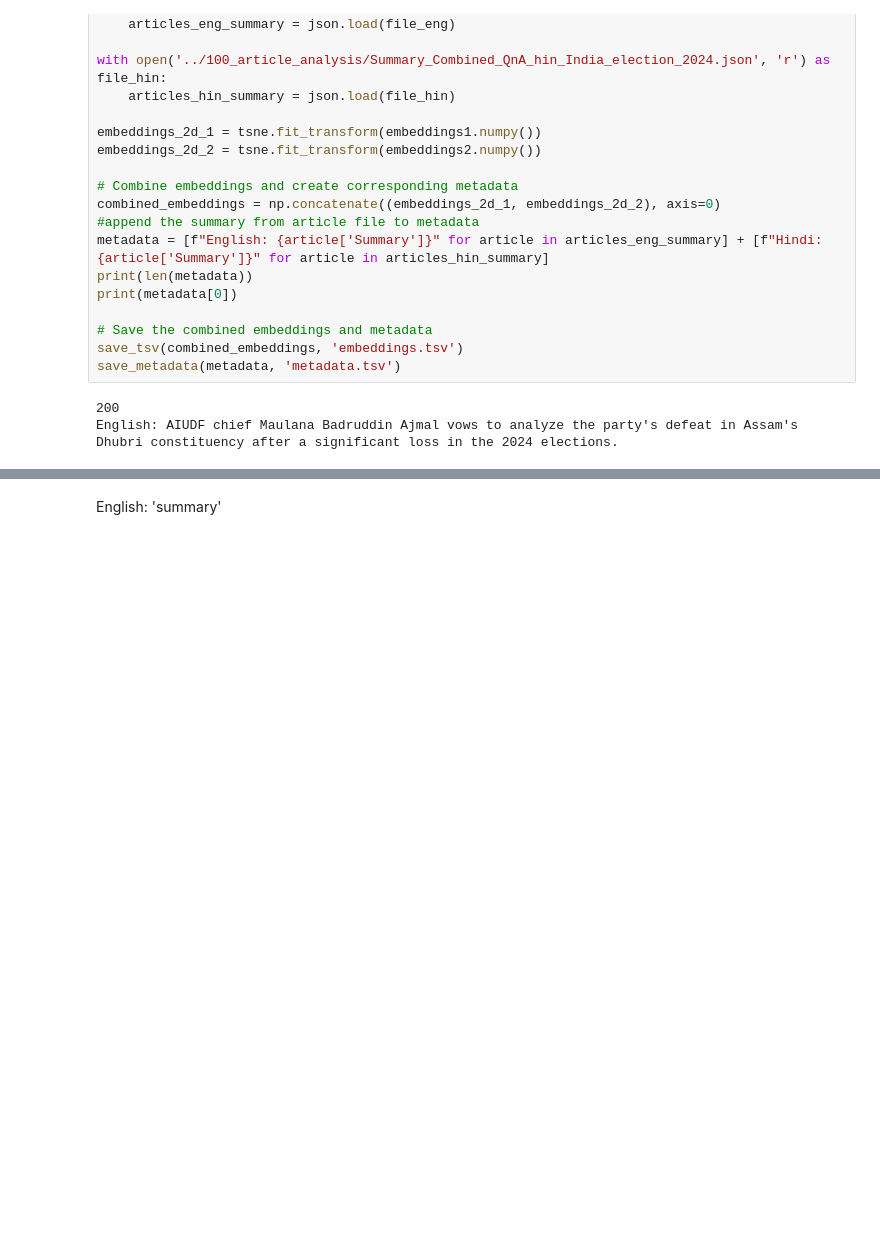
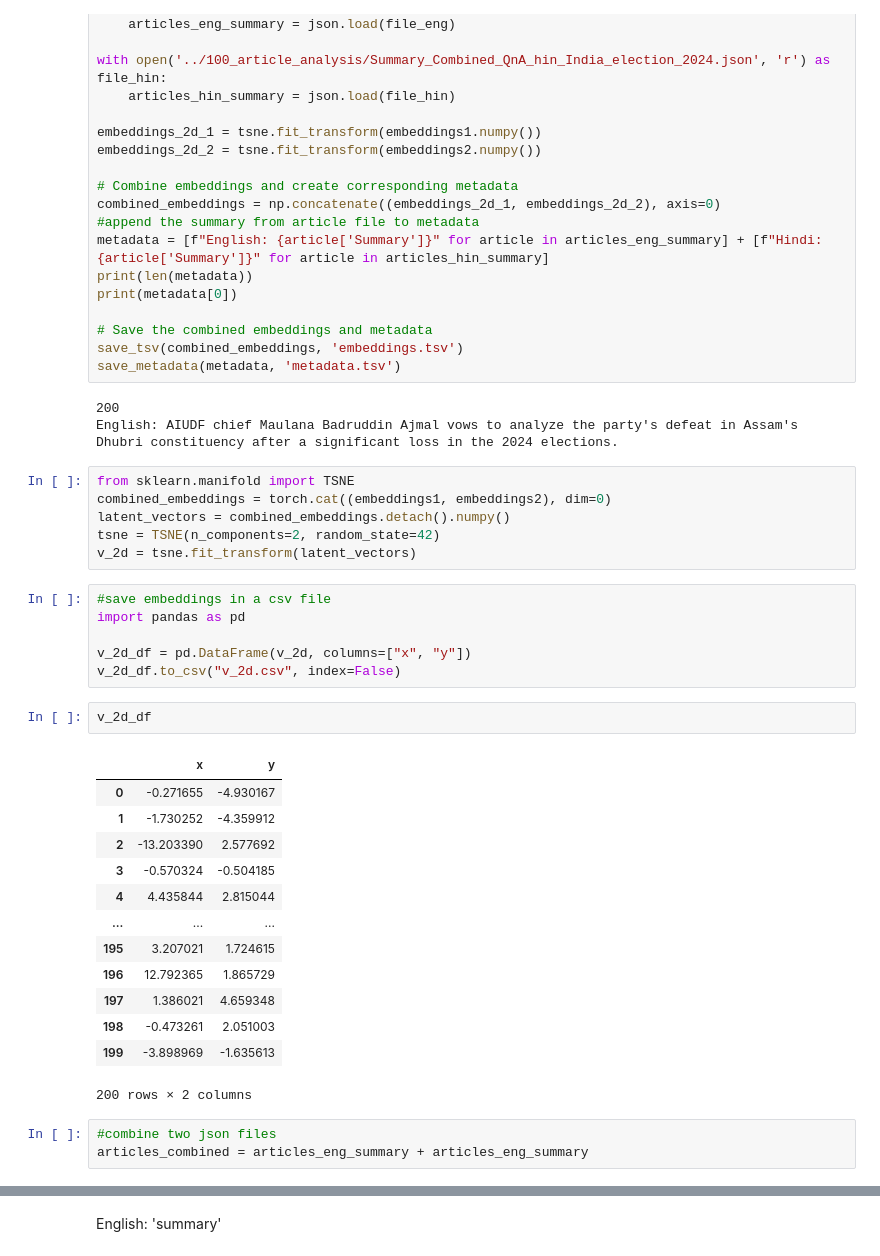
Before and after one commit to ritu1412/news_analysis, a Jupyter notebook: factor_model/factor_model.ipynb, the cells around one changed output, grey strips where cells are left out. Cells and saved outputs as stored; diff of their text form; blank space fills up the shorter version.

```diff
--- a/factor_model/factor_model.ipynb
+++ b/factor_model/factor_model.ipynb
@@ -321,3 +313,34 @@ save_metadata(metadata, 'metadata.tsv')
 # %% [output]
 200
 English: AIUDF chief Maulana Badruddin Ajmal vows to analyze the party's defeat in Assam's Dhubri constituency after a significant loss in the 2024 elections.
+# %%
+from sklearn.manifold import TSNE
+combined_embeddings = torch.cat((embeddings1, embeddings2), dim=0)
+latent_vectors = combined_embeddings.detach().numpy()
+tsne = TSNE(n_components=2, random_state=42)
+v_2d = tsne.fit_transform(latent_vectors)
+# %%
+#save embeddings in a csv file
+import pandas as pd
+
+v_2d_df = pd.DataFrame(v_2d, columns=["x", "y"])
+v_2d_df.to_csv("v_2d.csv", index=False)
+# %%
+v_2d_df
+# %% [output]
+|  | x | y |
+| 0 | -0.271655 | -4.930167 |
+| 1 | -1.730252 | -4.359912 |
+| 2 | -13.203390 | 2.577692 |
+| 3 | -0.570324 | -0.504185 |
+| 4 | 4.435844 | 2.815044 |
+| ... | ... | ... |
+| 195 | 3.207021 | 1.724615 |
+| 196 | 12.792365 | 1.865729 |
+| 197 | 1.386021 | 4.659348 |
+| 198 | -0.473261 | 2.051003 |
+| 199 | -3.898969 | -1.635613 |
+200 rows × 2 columns
+# %%
+#combine two json files
+articles_combined = articles_eng_summary + articles_eng_summary
```
Also changed, not shown: parts of 11 cells of this notebook, 3 other files.
